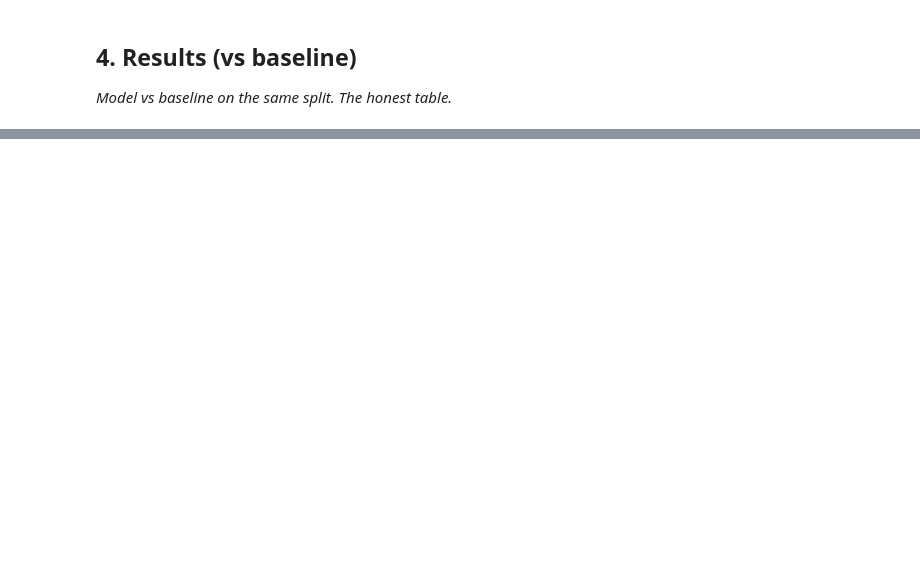
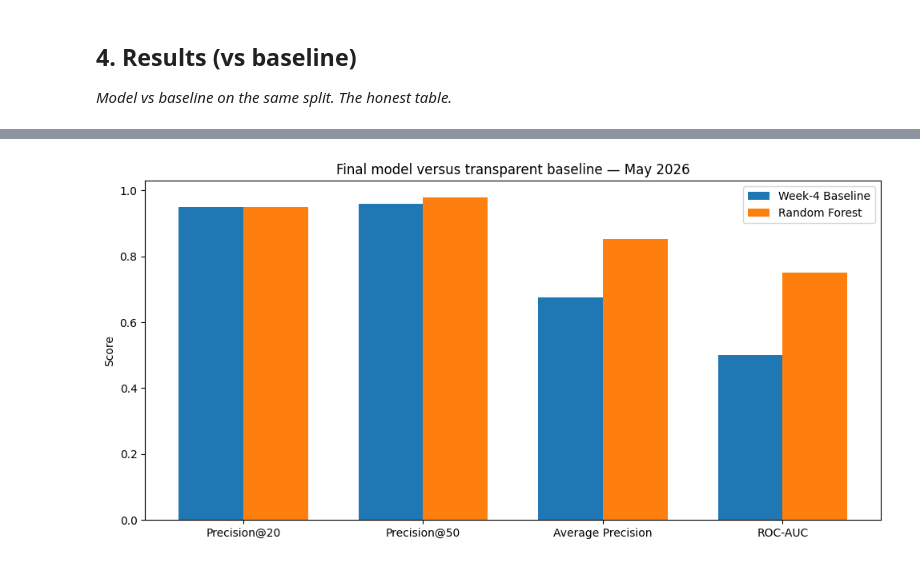
Before and after one commit to Zoro-369/flyrank-ml-starter, a Jupyter notebook: work/notebooks/capstone.ipynb, the cells around one changed output, grey strips where cells are left out. Drawn from its saved outputs; the diff is of its cells as text; code cells hidden in the pictures; blank space fills up the shorter version.

```diff
--- a/work/notebooks/capstone.ipynb
+++ b/work/notebooks/capstone.ipynb
@@ -24,0 +2691,20 @@ This skeleton is yours to fill. Work the sections **in order** — each one has
+# %%
+# ============================================================
+# Final Random Forest
+# ============================================================
+
+final_rf = RandomForestClassifier(
+    n_estimators=300,
+    max_depth=8,
+    min_samples_leaf=50,
+    class_weight="balanced",
+    random_state=RANDOM_SEED,
+    n_jobs=-1
+)
+
+final_rf.fit(
+    X_pre_test,
+    y_pre_test
+)
+
+print("Final Random Forest trained.")
@@ -36,0 +3322,75 @@ This skeleton is yours to fill. Work the sections **in order** — each one has
+# %%
+# ============================================================
+# Artifact 1 — Model vs baseline
+# ============================================================
+
+chart_metrics = [
+    "precision_at_20",
+    "precision_at_50",
+    "average_precision",
+    "roc_auc",
+]
+
+chart_labels = [
+    "Precision@20",
+    "Precision@50",
+    "Average Precision",
+    "ROC-AUC",
+]
+
+baseline_values = [
+    sealed_baseline_results[m]
+    for m in chart_metrics
+]
+
+model_values = [
+    sealed_results[m]
+    for m in chart_metrics
+]
+
+x = np.arange(len(chart_labels))
+width = 0.36
+
+plt.figure(figsize=(10, 5))
+
+plt.bar(
+    x - width / 2,
+    baseline_values,
+    width,
+    label="Week-4 Baseline"
+)
+
+plt.bar(
+    x + width / 2,
+    model_values,
+    width,
+    label="Random Forest"
+)
+
+plt.xticks(
+    x,
+    chart_labels
+)
+
+plt.ylabel("Score")
+plt.title("Final model versus transparent baseline — May 2026")
+plt.legend()
+
+plt.tight_layout()
+
+baseline_model_chart = (
+    output_dir /
+    "model_vs_baseline.png"
+)
+
+plt.savefig(
+    baseline_model_chart,
+    dpi=160,
+    bbox_inches="tight"
+)
+
+plt.show()
+
+print("Saved:", baseline_model_chart)
+# %% [output]
+[figure, added]
```
Also changed, not shown: parts of 79 cells of this notebook, 2 other files.
